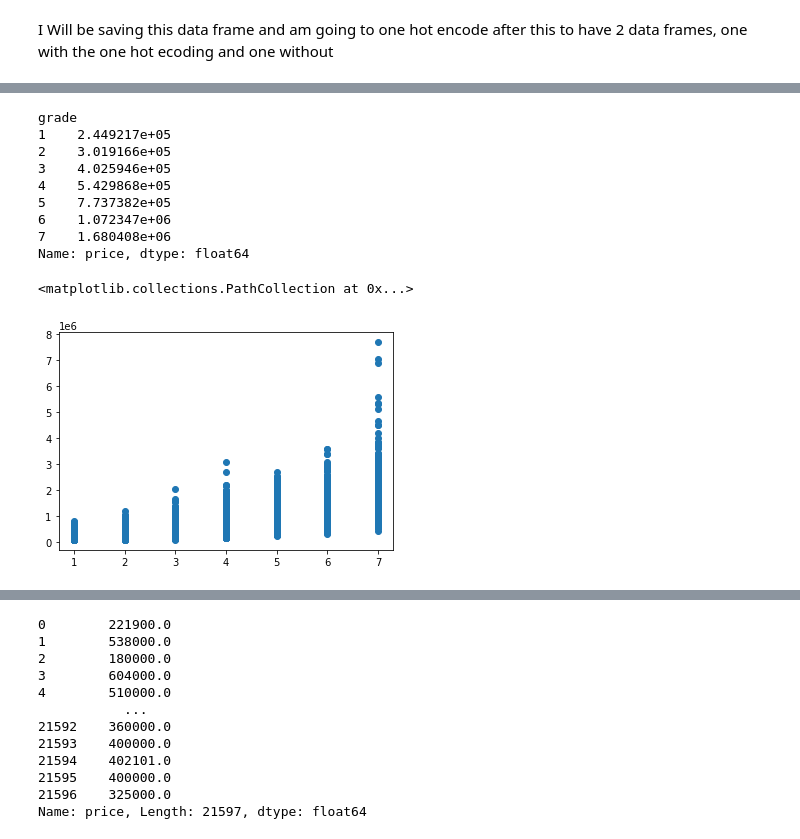
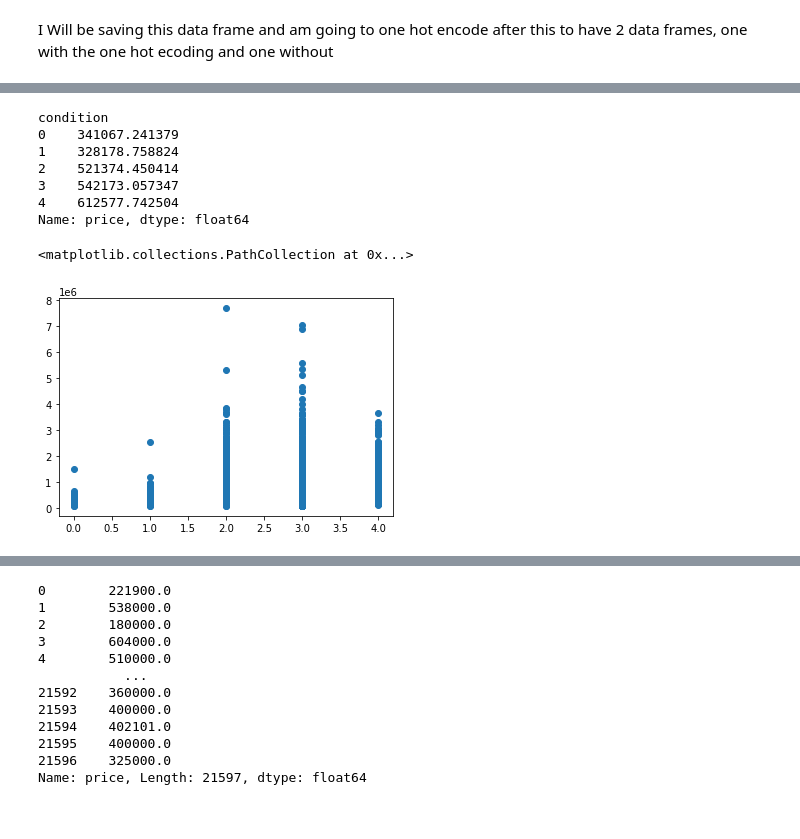
Before and after one commit to daniellejenkins17/Helping_Homebuyers_Buy_Houses, a Jupyter notebook: jalils_work/early_data_cleaning.ipynb, the cells around one changed output, grey strips where cells are left out. Drawn from its saved outputs; the diff is of its cells as text; code cells hidden in the pictures.

Commit message:
updated csv as there was an error with rplacing the view column with the condition column

```diff
--- a/jalils_work/early_data_cleaning.ipynb
+++ b/jalils_work/early_data_cleaning.ipynb
@@ -423,7 +423,7 @@ Name: price, dtype: float64
 dict_replace = {'Poor': 0,'Fair': 1,
                 'Good': 2, 'Average': 3,
                 'Very Good':4}
-house_data.view = house_data.condition.apply(lambda x: dict_replace[x])
+house_data.condition = house_data.condition.apply(lambda x: dict_replace[x])
 house_data.view.value_counts()
 # %% [output]
 3    14020
@@ -459,21 +474,19 @@ house_data.to_csv('data/kc_house_data_cleaned.csv')
 # %%
-grouped = house_data.groupby('grade')['price'].mean()
+grouped = house_data.groupby('condition')['price'].mean()
 grouped
 # %% [output]
-grade
-1    2.449217e+05
-2    3.019166e+05
-3    4.025946e+05
-4    5.429868e+05
-5    7.737382e+05
-6    1.072347e+06
-7    1.680408e+06
+condition
+0    341067.241379
+1    328178.758824
+2    521374.450414
+3    542173.057347
+4    612577.742504
 Name: price, dtype: float64
 # %%
-plt.scatter(house_data.grade,house_data.price)
+plt.scatter(house_data.condition,house_data.price)
 # %% [output]
 <matplotlib.collections.PathCollection at 0x...>
-[figure, old version]
+[figure, new version]
 # %%
 plt.scatter(grouped.index,grouped)
 # %% [output]
```
Also changed, not shown: parts of 2 cells of this notebook, 1 other file.
